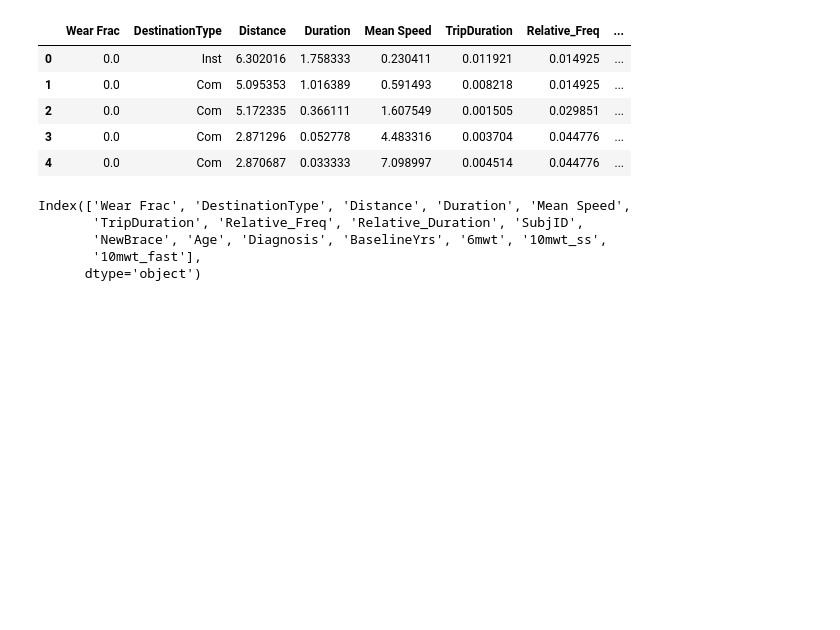
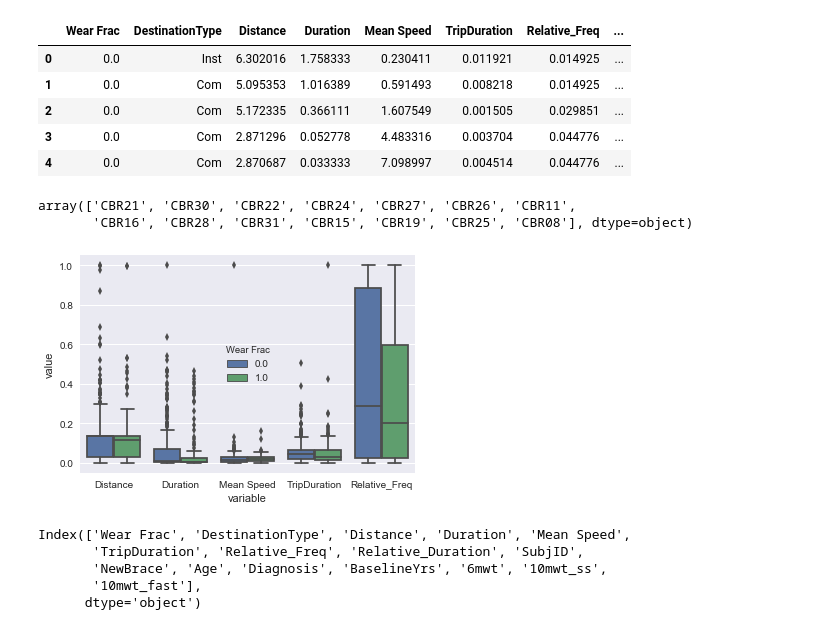
Before and after one commit to Luke3D/CbrAnalysis, a Jupyter notebook: GPS_AnalysisUIC.ipynb, the cells around one changed output. Saved outputs shown, nothing was run; the diff lists cells and outputs as text; code cells hidden in the pictures; blank space fills up the shorter version.

Commit message:
added lines to plot location features by subject

```diff
--- a/GPS_AnalysisUIC.ipynb
+++ b/GPS_AnalysisUIC.ipynb
@@ -673,6 +673,22 @@ Features.head()
 | 2 | 0.0 | Com | 5.172335 | 0.366111 | 1.607549 | 0.001505 | 0.029851 | ... |
 | 3 | 0.0 | Com | 2.871296 | 0.052778 | 4.483316 | 0.003704 | 0.044776 | ... |
 | 4 | 0.0 | Com | 2.870687 | 0.033333 | 7.098997 | 0.004514 | 0.044776 | ... |
+# %%
+Features.SubjID.unique()
+# %% [output]
+array(['CBR21', 'CBR30', 'CBR22', 'CBR24', 'CBR27', 'CBR26', 'CBR11',
+       'CBR16', 'CBR28', 'CBR31', 'CBR15', 'CBR19', 'CBR25', 'CBR08'], dtype=object)
+# %%
+fnorm = Features.copy()
+fnorm=fnorm[fnorm.SubjID=='CBR11']
+fnorm=fnorm.drop(['DestinationType','Diagnosis','Age','SubjID'],axis=1)
+fnorm = fnorm.apply(lambda x: (x-np.nanmin(x))/(np.nanmax(x)-np.nanmin(x))  )
+target='Wear Frac'
+fnorm=pd.melt(fnorm, id_vars='Wear Frac', value_vars=['Distance','Duration','Mean Speed','TripDuration','Relative_Freq'])
+# fnorm.value = pd.to_numeric(fnorm.value)
+ax = sns.boxplot(data=fnorm,x='variable',y='value',hue=target)
+# %% [output]
+[figure, added]
 # %%
 Features.columns
 # %% [output]
```
Also changed, not shown: parts of 1 cell of this notebook.
